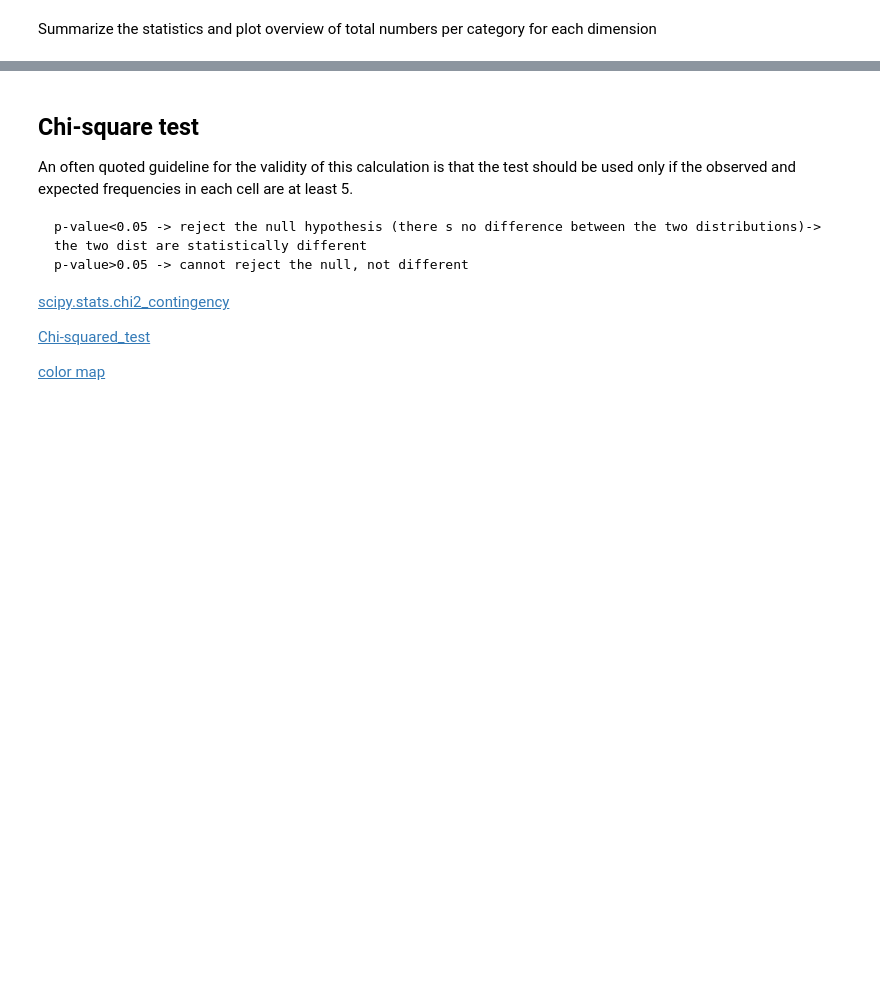
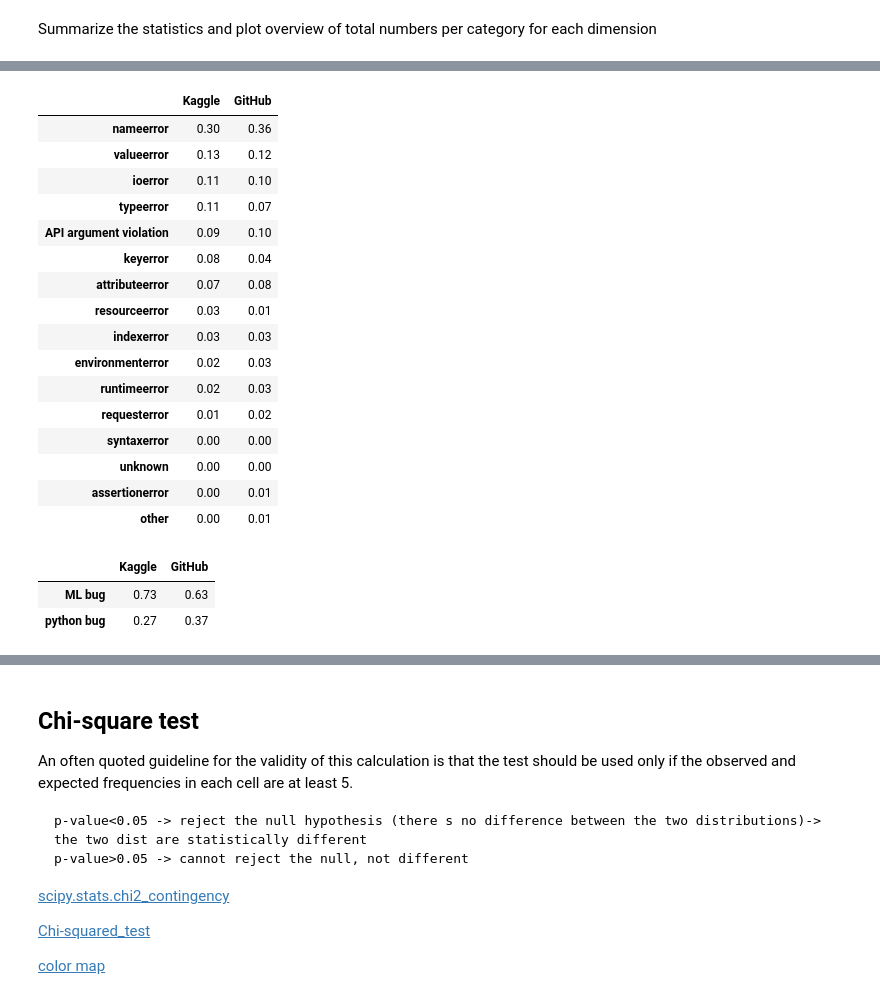
Before and after one commit to PELAB-LiU/jupyter_nbs_empirical, a Jupyter notebook: notebook_error_analysis-manual_labels_excluded.ipynb, the cells around one changed output, grey strips where cells are left out. Saved outputs shown, nothing was run; the diff lists cells and outputs as text; code cells hidden in the pictures; blank space fills up the shorter version.

```diff
--- a/notebook_error_analysis-manual_labels_excluded.ipynb
+++ b/notebook_error_analysis-manual_labels_excluded.ipynb
@@ -144,0 +180,34 @@ cluster_res_k_sum_weighted_sum = cal_weighted_sum(df_mlerr_label_config_sum, clu
+# %%
+bt = pd.DataFrame([cluster_res_k_sum_weighted_sum['label_refined_exp_type'],
+                   cluster_res_g_sum_weighted_sum['label_refined_exp_type']]).T.rename(columns={0: 'Kaggle', 1: 'GitHub'})
+bt['Kaggle']=(bt['Kaggle']/bt['Kaggle'].sum()).round(2)
+bt['GitHub']=(bt['GitHub']/bt['GitHub'].sum()).round(2)
+bt
+# %% [output]
+|  | Kaggle | GitHub |
+| nameerror | 0.30 | 0.36 |
+| valueerror | 0.13 | 0.12 |
+| ioerror | 0.11 | 0.10 |
+| typeerror | 0.11 | 0.07 |
+| API argument violation | 0.09 | 0.10 |
+| keyerror | 0.08 | 0.04 |
+| attributeerror | 0.07 | 0.08 |
+| resourceerror | 0.03 | 0.01 |
+| indexerror | 0.03 | 0.03 |
+| environmenterror | 0.02 | 0.03 |
+| runtimeerror | 0.02 | 0.03 |
+| requesterror | 0.01 | 0.02 |
+| syntaxerror | 0.00 | 0.00 |
+| unknown | 0.00 | 0.00 |
+| assertionerror | 0.00 | 0.01 |
+| other | 0.00 | 0.01 |
+# %%
+mlbug = pd.DataFrame([cluster_res_k_sum_weighted_sum['label_if_ML_bug'],
+                   cluster_res_g_sum_weighted_sum['label_if_ML_bug']]).T.rename(columns={0: 'Kaggle', 1: 'GitHub'})
+mlbug['Kaggle']=(mlbug['Kaggle']/mlbug['Kaggle'].sum()).round(2)
+mlbug['GitHub']=(mlbug['GitHub']/mlbug['GitHub'].sum()).round(2)
+mlbug[:2]
+# %% [output]
+|  | Kaggle | GitHub |
+| ML bug | 0.73 | 0.63 |
+| python bug | 0.27 | 0.37 |
```
Also changed, not shown: parts of 9 cells of this notebook, 3 other files.
